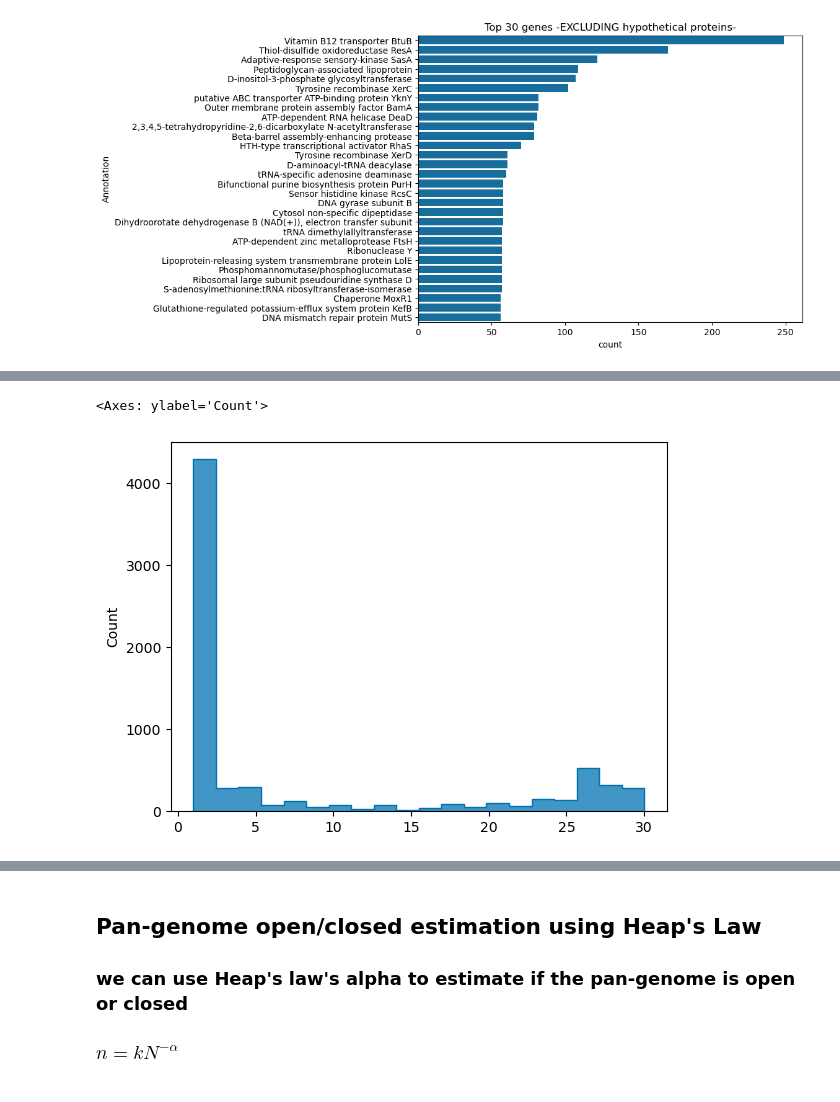
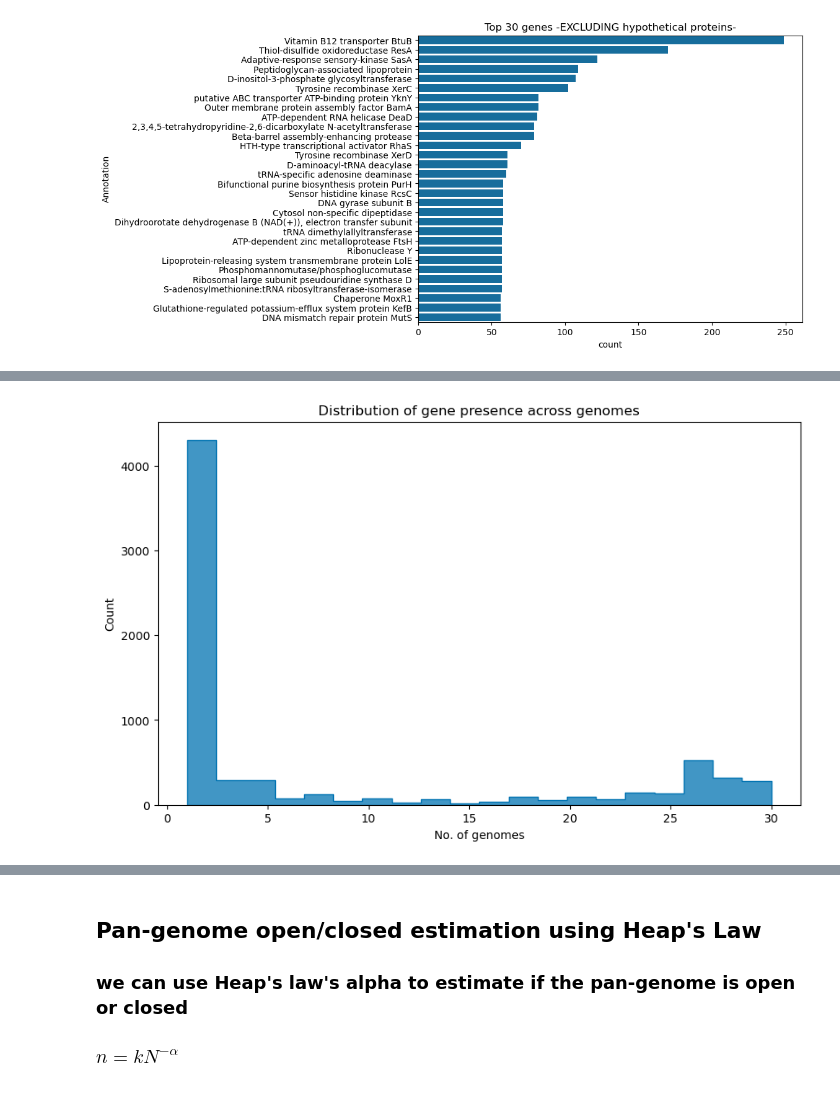
Before and after one commit to GentleHoney/Genomics_Project, a Jupyter notebook: proj_tmp.ipynb, the cells around one changed output, grey strips where cells are left out. Cells and saved outputs as stored; diff of their text form; code cells hidden in the pictures.

```diff
--- a/proj_tmp.ipynb
+++ b/proj_tmp.ipynb
@@ -476,9 +478,12 @@ AttributeError: 'DataFrame' object has no attribute 'unique'
 # %%
 roary_sorted=roary_matrix.sum(axis=1).sort_values(ascending=False)
+fig,ax=plt.subplots(figsize=(10,6))
 sns.histplot(roary_sorted,element='step',color=sns.color_palette('colorblind')[0])
+ax.set_title("Distribution of gene presence across genomes")
+ax.set_xlabel("No. of genomes")
+fig.savefig(project_dir+"/plots/gene_count_distribution.png",dpi=300)
 # %% [output]
-<Axes: ylabel='Count'>
-[figure, old version]
+[figure, new version]
 # %%
 newgenes_Rtab_csv = pd.read_csv(project_dir+"/roary_output/number_of_new_genes.Rtab",sep='\t',header=None)
 conservedgenes_Rtab_csv = pd.read_csv(project_dir+"/roary_output/number_of_conserved_genes.Rtab",sep='\t',header=None)
```
Also changed, not shown: parts of 14 cells of this notebook, 45 other files.
